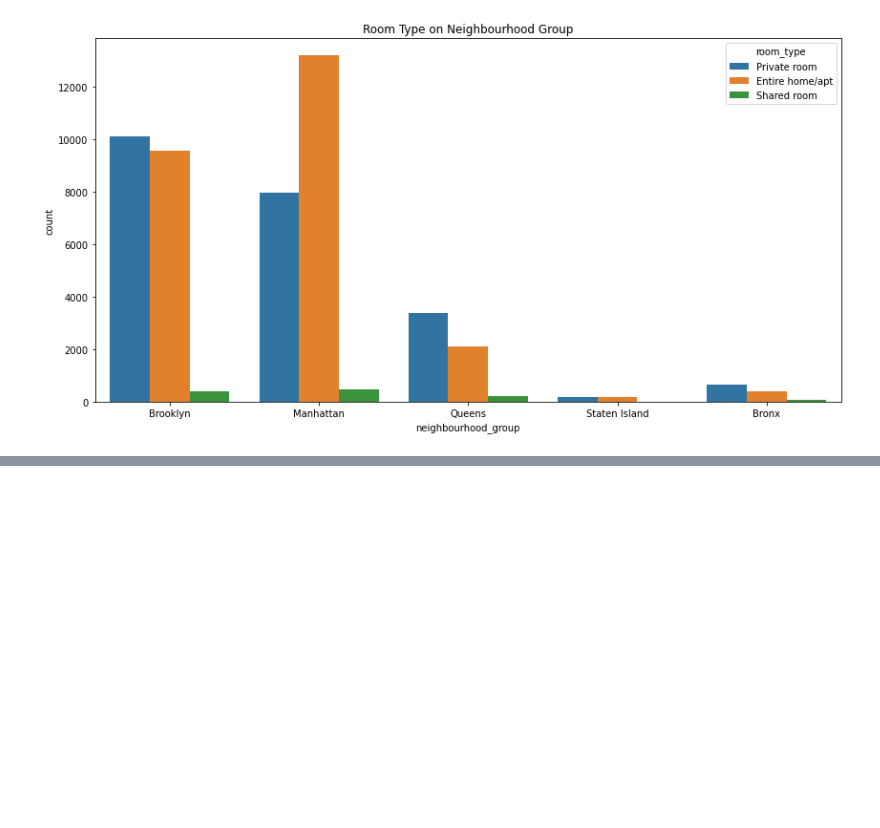
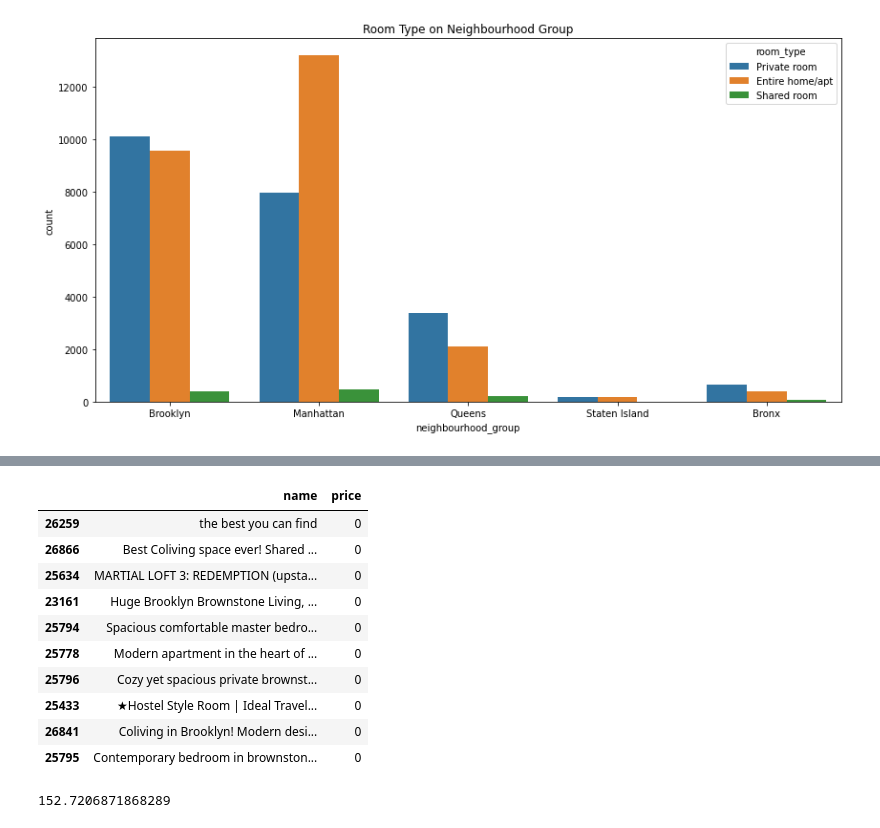
Before and after one commit to mgbhat97/Airbnb-Booking-EDA, a Jupyter notebook: Airbnb_Bookings_Analysis_Capstone_Project.ipynb, the cells around one changed output, grey strips where cells are left out. Saved outputs shown, nothing was run; the diff lists cells and outputs as text; code cells hidden in the pictures; blank space fills up the shorter version.

```diff
--- a/Airbnb_Bookings_Analysis_Capstone_Project.ipynb
+++ b/Airbnb_Bookings_Analysis_Capstone_Project.ipynb
@@ -110,3 +111,5 @@ sns.countplot(df.neighbourhood_group,hue=df.room_type)
 plt.show()
 # %% [output]
 [figure]
+# %%
+df.sort_values('price', ascending =False, inplace=True)
@@ -112,0 +131,20 @@ plt.show()
+# %%
+#Top 10 Lowest priced Hotels
+df[['name','price']].tail(10)
+# %% [output]
+|  | name | price |
+| 26259 | the best you can find | 0 |
+| 26866 | Best Coliving space ever! Shared ... | 0 |
+| 25634 | MARTIAL LOFT 3: REDEMPTION (upsta... | 0 |
+| 23161 | Huge Brooklyn Brownstone Living, ... | 0 |
+| 25794 | Spacious comfortable master bedro... | 0 |
+| 25778 | Modern apartment in the heart of ... | 0 |
+| 25796 | Cozy yet spacious private brownst... | 0 |
+| 25433 | ★Hostel Style Room | Ideal Travel... | 0 |
+| 26841 | Coliving in Brooklyn! Modern desi... | 0 |
+| 25795 | Contemporary bedroom in brownston... | 0 |
+# %%
+# Average price of rooms
+df['price'].mean()
+# %% [output]
+152.7206871868289
```
Also changed, not shown: parts of 4 cells of this notebook.
